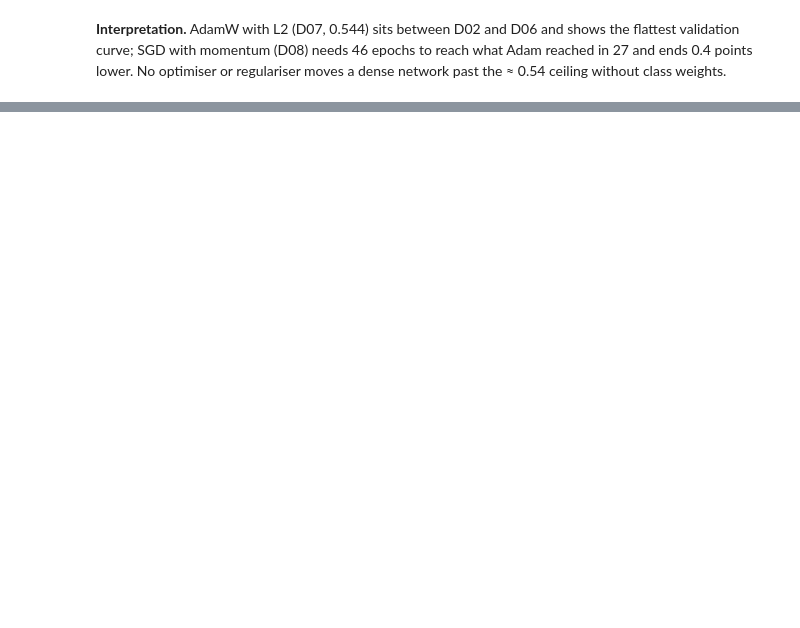
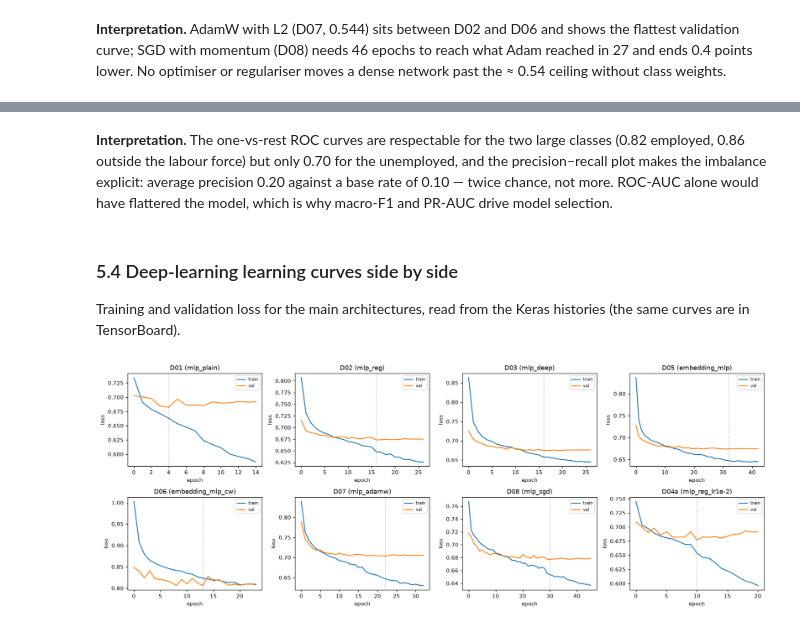
Before and after one commit to uwenayoallain/rwanda-youth-labour-status-ml, a Jupyter notebook: notebooks/youth_labour_status_classification.ipynb, the cells around one changed output, grey strips where cells are left out. Cells and saved outputs as stored; diff of their text form; code cells hidden in the pictures; blank space fills up the shorter version.

```diff
--- a/notebooks/youth_labour_status_classification.ipynb
+++ b/notebooks/youth_labour_status_classification.ipynb
@@ -1313,0 +1534,18 @@ lower. No optimiser or regulariser moves a dense network past the ≈ 0.54 ceili
+# %% [markdown]
+**Interpretation.** The one-vs-rest ROC curves are respectable for the two large classes (0.82 employed,
+0.86 outside the labour force) but only 0.70 for the unemployed, and the precision–recall plot makes the
+imbalance explicit: average precision 0.20 against a base rate of 0.10 — twice chance, not more. ROC-AUC
+alone would have flattered the model, which is why macro-F1 and PR-AUC drive model selection.
+# %% [markdown]
+### 5.4 Deep-learning learning curves side by side
+Training and validation loss for the main architectures, read from the Keras histories (the same
+curves are in TensorBoard).
+# %%
+fig, axes = plt.subplots(2, 4, figsize=(16, 6))
+for ax, rid in zip(axes.ravel(), ["D01", "D02", "D03", "D05", "D06", "D07", "D08", "D04a"]):
+    h = dl_results[rid]["history"]
+    ax.plot(h["loss"], label="train"); ax.plot(h["val_loss"], label="val"); ax.axvline(dl_results[rid]["info"]["best_epoch"]-1, color="grey", ls=":", lw=0.8)
+    ax.set(title=f"{rid} ({dl_results[rid]['model'].name})", xlabel="epoch", ylabel="loss"); ax.legend(fontsize=7)
+fig.tight_layout(); fig.savefig(FIGURES_DIR / "fig10_dl_learning_curves.png"); plt.show()
+# %% [output]
+[figure, added]
```
Also changed, not shown: parts of 50 cells of this notebook, 1 other file.
